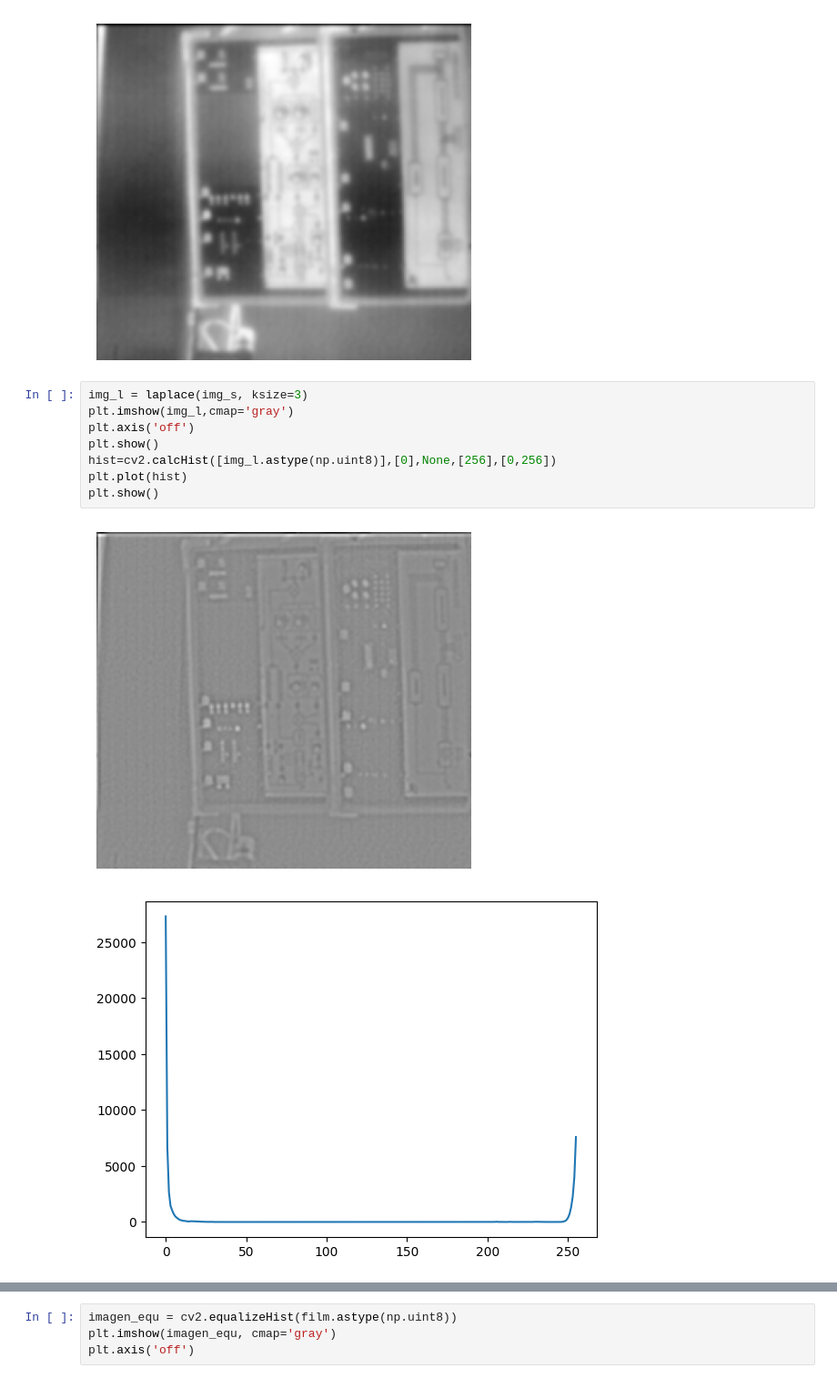
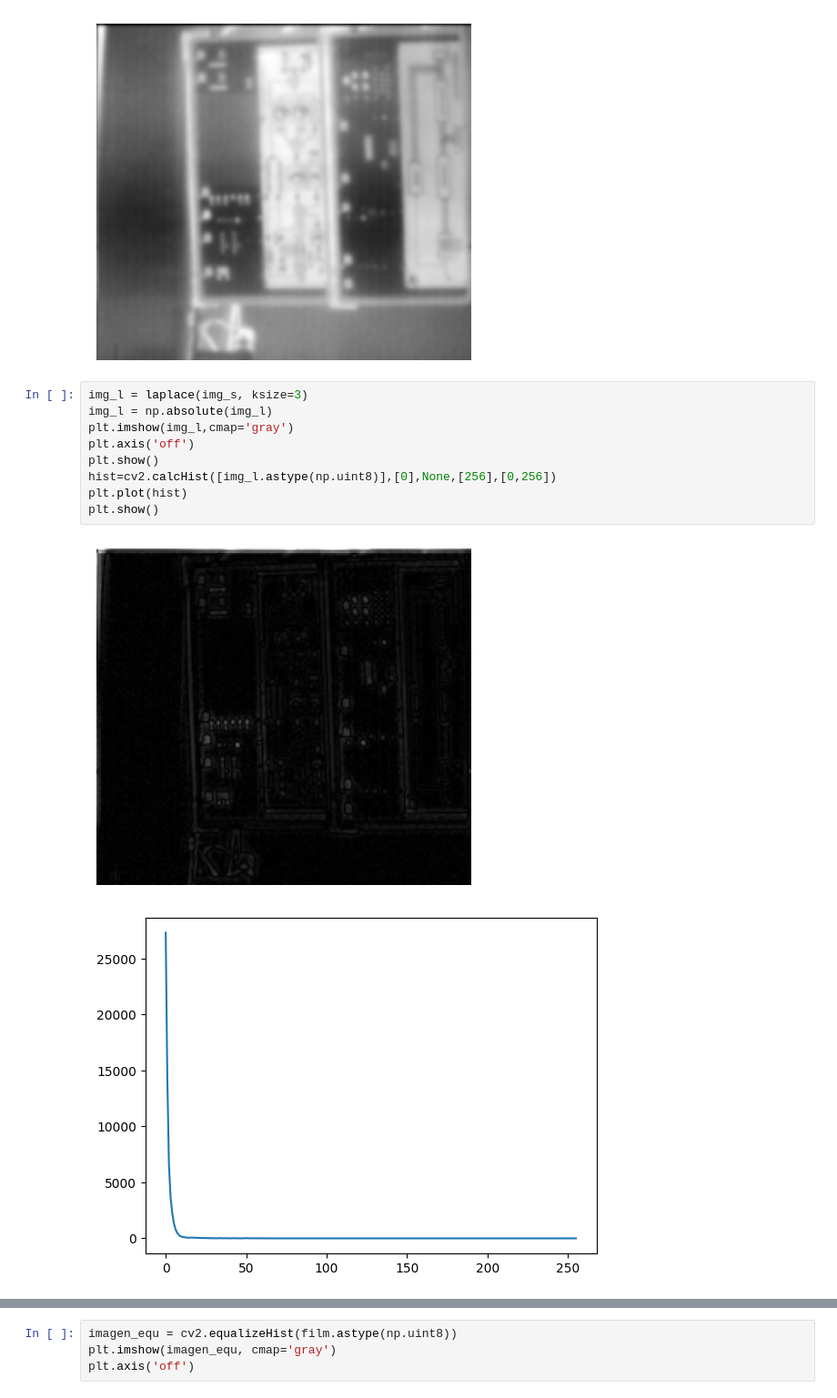
Before and after one commit to Imagenes-Vision/Taller4, a Jupyter notebook: laplaciano.ipynb, the cells around one changed output, grey strips where cells are left out. Shown at 91% size. Saved outputs shown, nothing was run; the diff lists cells and outputs as text.

```diff
--- a/laplaciano.ipynb
+++ b/laplaciano.ipynb
@@ -257,15 +262,16 @@ plt.axis('off')
 [figure]
 # %%
 img_l = laplace(img_s, ksize=3)
+img_l = np.absolute(img_l)
 plt.imshow(img_l,cmap='gray')
 plt.axis('off')
 plt.show()
 hist=cv2.calcHist([img_l.astype(np.uint8)],[0],None,[256],[0,256])
 plt.plot(hist)
 plt.show()
 # %% [output]
-[figure, old version]
+[figure, new version]
-[figure, old version]
+[figure, new version]
 # %%
 rescaled_img = exposure.rescale_intensity(img_l, in_range=(img_l.min(), img_l.max()), out_range=(0, 255))
 rescaled_img = rescaled_img.astype(np.uint8)
```
Also changed, not shown: parts of 16 cells of this notebook, 3 other files.
